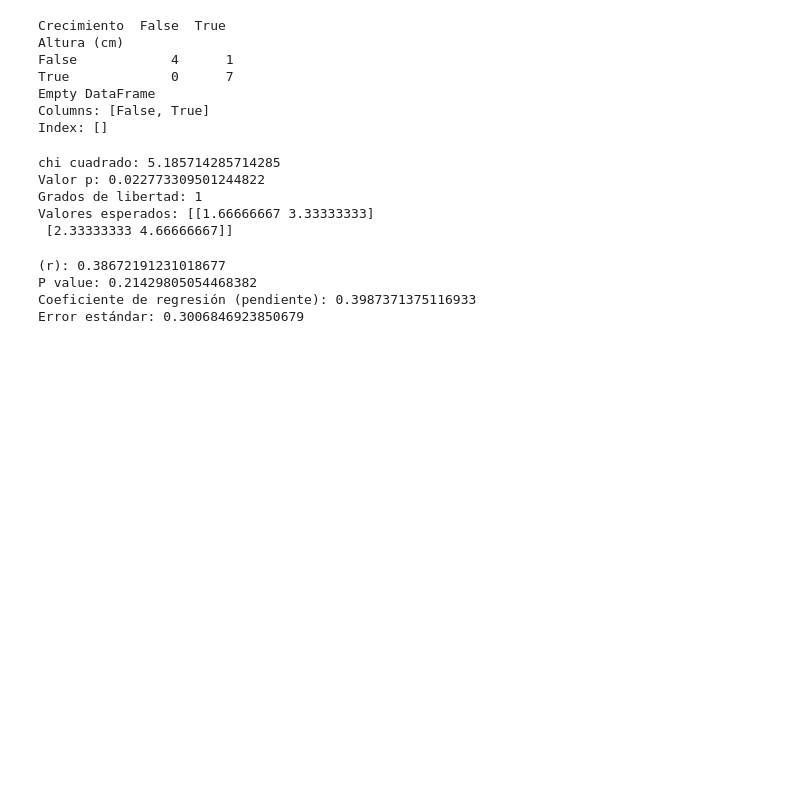
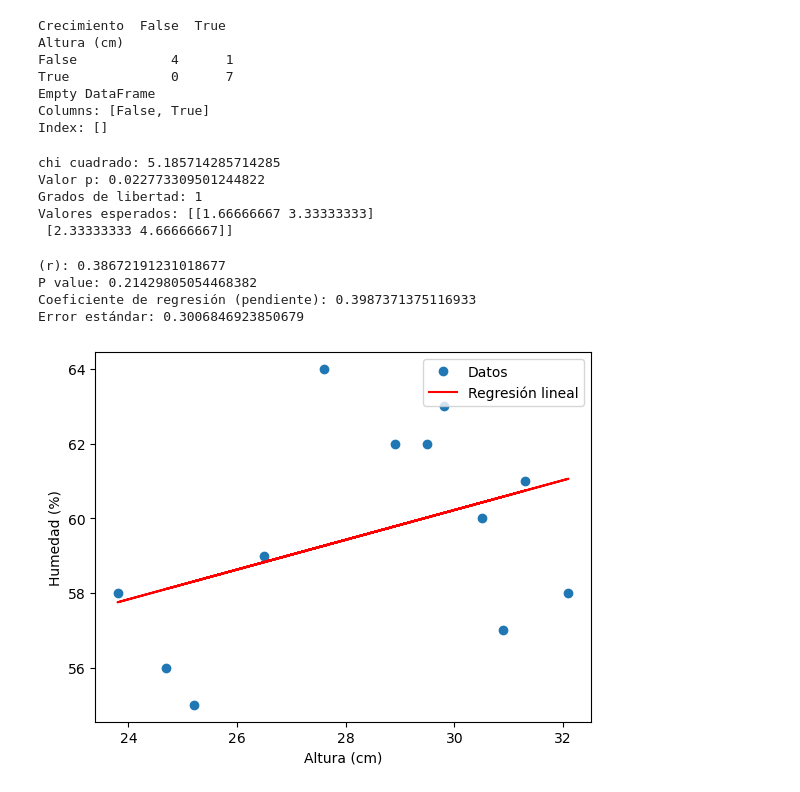
Before and after one commit to dardidallac/Trabajo_Final_Dallachiesa, a Jupyter notebook: codigo.ipynb, the cells around one changed output. Drawn from its saved outputs; the diff is of its cells as text; code cells hidden in the pictures; blank space fills up the shorter version.

```diff
--- a/codigo.ipynb
+++ b/codigo.ipynb
@@ -192,3 +191,16 @@ print("Error estándar:", std_err)
 P value: 0.21429805054468382
 Coeficiente de regresión (pendiente): 0.3987371375116933
 Error estándar: 0.3006846923850679
+# %%
+# Calcular los valores predichos de humedad
+predicciones_humedad = slope * altura + intercept
+
+# Graficar los datos y la recta de regresión
+plt.plot(altura, humedad, 'o', label='Datos')
+plt.plot(altura, predicciones_humedad, color='red', label='Regresión lineal')
+plt.xlabel('Altura (cm)')
+plt.ylabel('Humedad (%)')
+plt.legend()
+plt.show()
+# %% [output]
+[figure, added]
```
Also changed, not shown: parts of 1 cell of this notebook, 2 other files.
